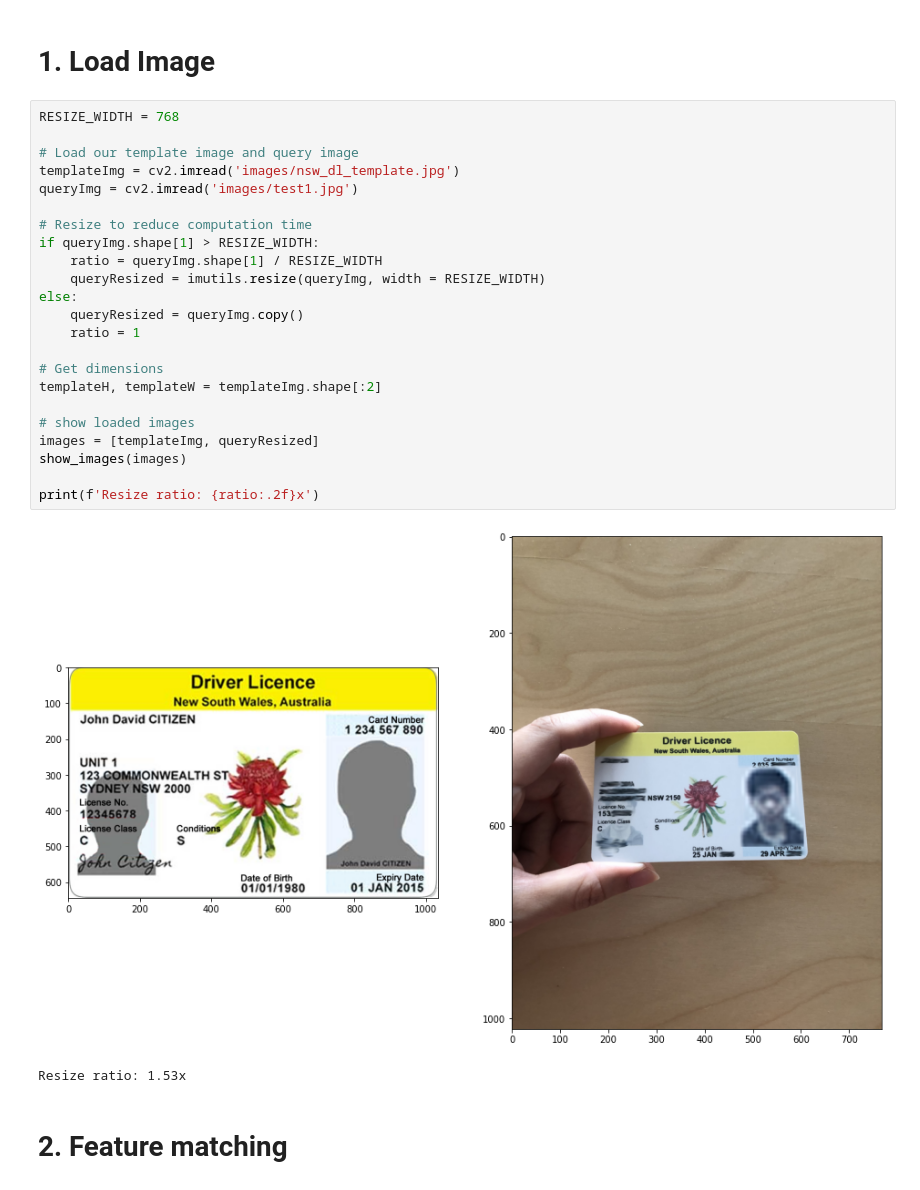
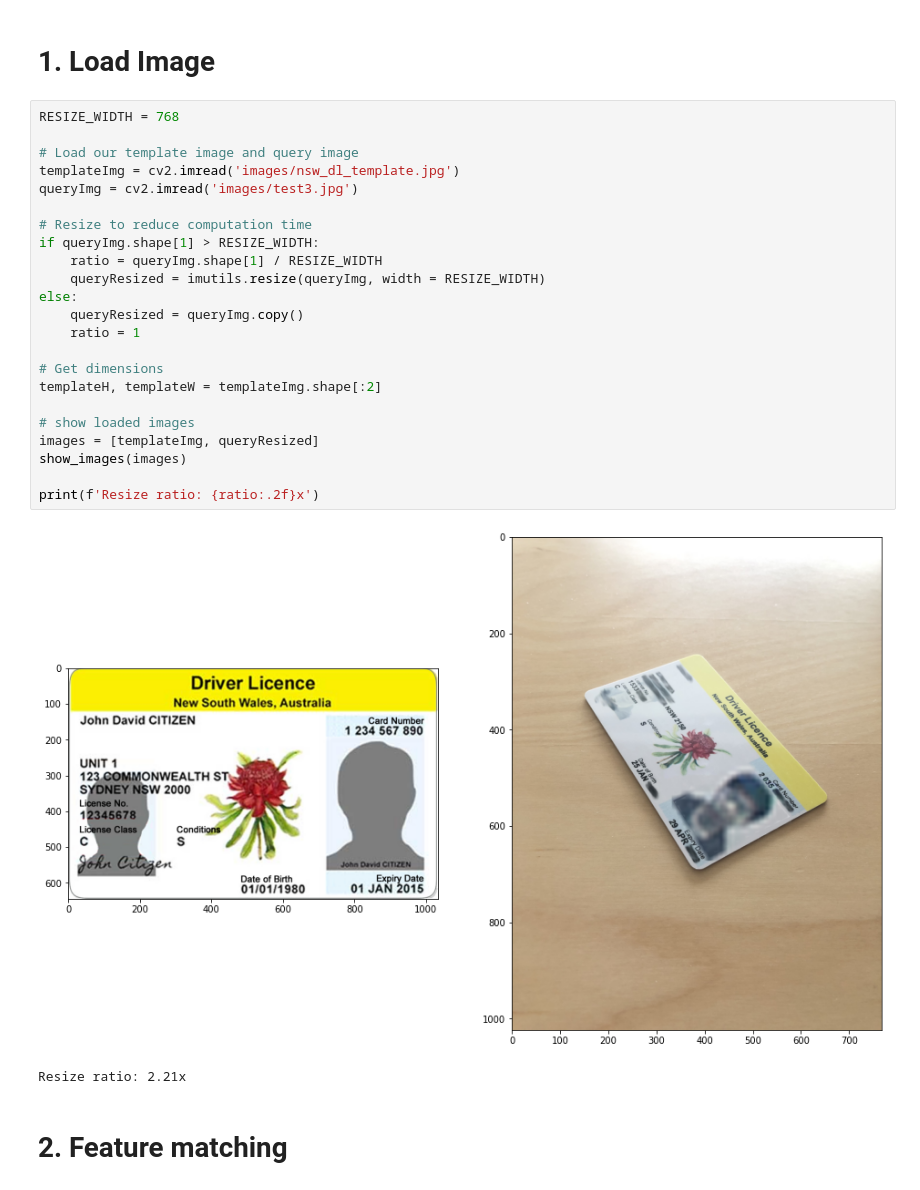
Before and after one commit to jixjia/ocr-any-id-docs, a Jupyter notebook: A Practical Approach to OCR (any) ID Docs.ipynb, the cells around one changed output. Drawn from its saved outputs; the diff is of its cells as text.

```diff
--- a/A Practical Approach to OCR (any) ID Docs.ipynb
+++ b/A Practical Approach to OCR (any) ID Docs.ipynb
@@ -97,29 +99,29 @@ def cleanup(text):
 # %%
 RESIZE_WIDTH = 768
 
 # Load our template image and query image
 templateImg = cv2.imread('images/nsw_dl_template.jpg')
-queryImg = cv2.imread('images/test1.jpg')
+queryImg = cv2.imread('images/test3.jpg')
 
 # Resize to reduce computation time
 if queryImg.shape[1] > RESIZE_WIDTH:
     ratio = queryImg.shape[1] / RESIZE_WIDTH
     queryResized = imutils.resize(queryImg, width = RESIZE_WIDTH)
 else:
     queryResized = queryImg.copy()
     ratio = 1
 
 # Get dimensions
 templateH, templateW = templateImg.shape[:2]
 
 # show loaded images
 images = [templateImg, queryResized]
 show_images(images)
 
 print(f'Resize ratio: {ratio:.2f}x')
 # %% [output]
-[figure, old version]
+[figure, new version]
-Resize ratio: 1.53x
+Resize ratio: 2.21x
 # %% [markdown]
 # 2. Feature matching
 # %%
```
Also changed, not shown: parts of 7 cells of this notebook.
